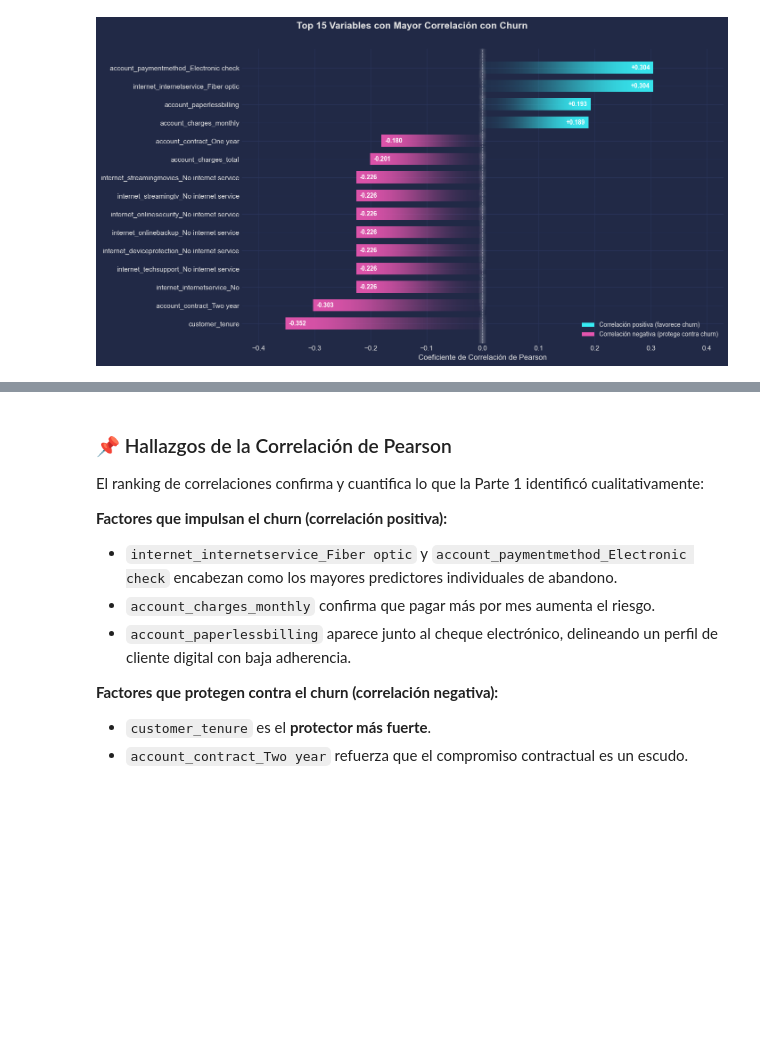
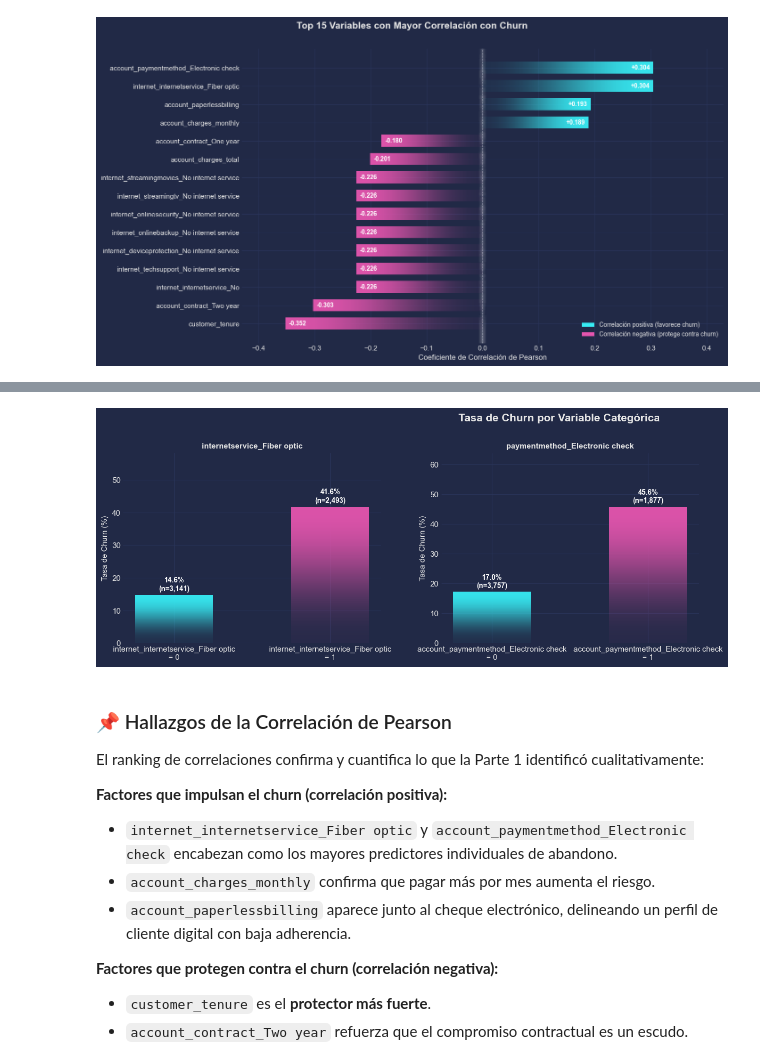
Before and after one commit to marianoInsa/ONE-TelecomX-2, a Jupyter notebook: notebooks/02_correlacion_seleccion.ipynb, the cells around one changed output, grey strips where cells are left out. Drawn from its saved outputs; the diff is of its cells as text; code cells hidden in the pictures; blank space fills up the shorter version.

```diff
--- a/notebooks/02_correlacion_seleccion.ipynb
+++ b/notebooks/02_correlacion_seleccion.ipynb
@@ -170,3 +175,19 @@ plot_correlation_bars(corr_with_churn)
+# %%
+# Top 6 features categóricos por correlación con Churn
+cat_features = [
+    'account_contract_Month-to-month',
+    'internet_internetservice_Fiber optic',
+    'internet_onlinesecurity_No',
+    'internet_techsupport_No',
+    'account_paymentmethod_Electronic check',
+    'account_paperlessbilling_Yes',
+]
+
+# Filtrar solo las columnas que existen en el dataset
+cat_features_exist = [c for c in cat_features if c in df_train.columns]
+plot_categorical_vs_target(df_train, cat_features_exist)
+# %% [output]
+[figure, added]
 # %% [markdown]
 ### 📌 Hallazgos de la Correlación de Pearson
 
```
Also changed, not shown: parts of 4 cells of this notebook, 5 other files.
